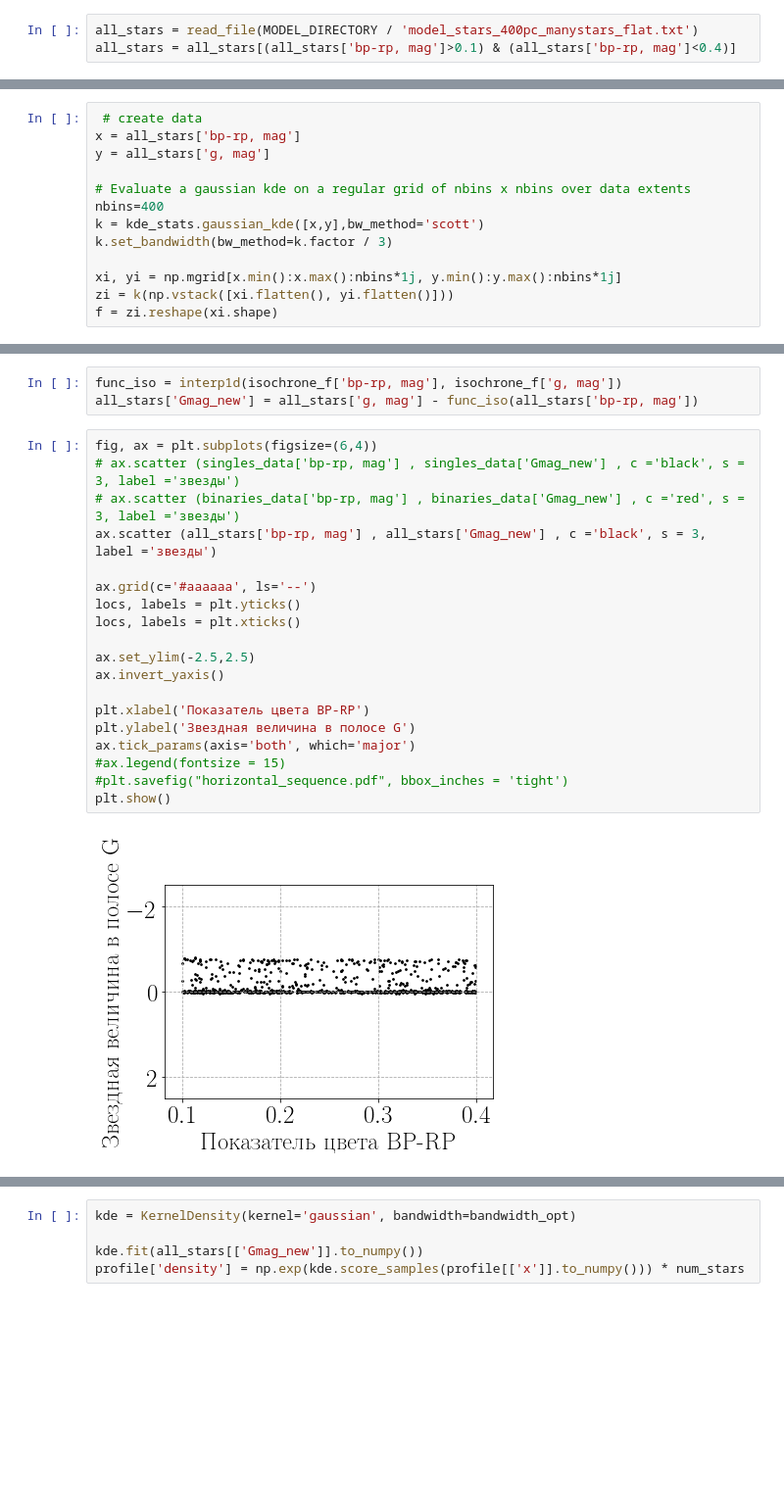
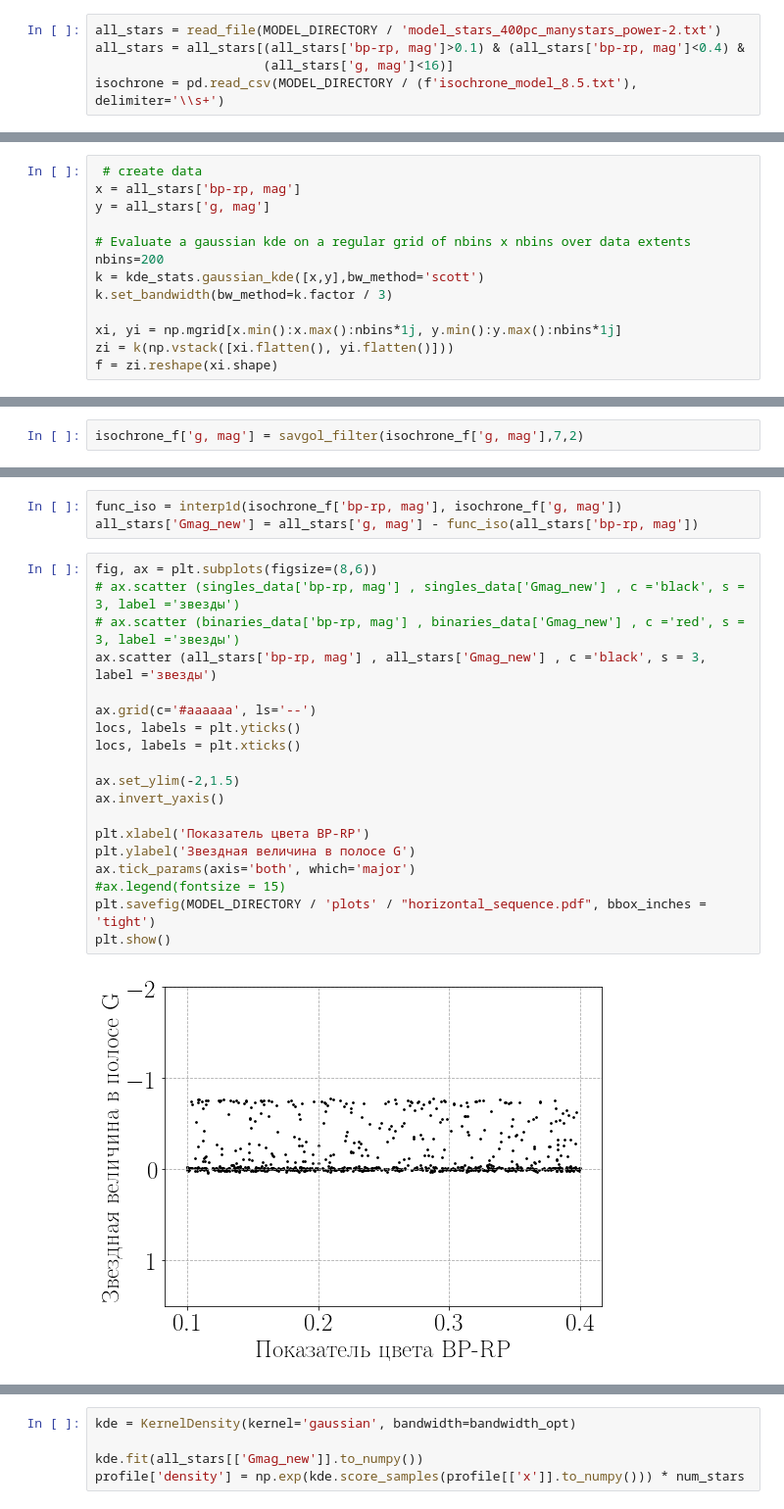
Before and after one commit to olgaborodina/GAIA_binaries, a Jupyter notebook: model/horizontal_MS_model.ipynb, the cells around one changed output, grey strips where cells are left out. Shown: that part at 98% size. Drawn from its saved outputs; the diff is of its cells as text; blank space fills up the shorter version.

```diff
--- a/model/horizontal_MS_model.ipynb
+++ b/model/horizontal_MS_model.ipynb
@@ -25,5 +28,7 @@ def read_file(filename):
         pass
     return df
 # %%
-all_stars = read_file(MODEL_DIRECTORY / 'model_stars_400pc_manystars_flat.txt')
-all_stars = all_stars[(all_stars['bp-rp, mag']>0.1) & (all_stars['bp-rp, mag']<0.4)]
+all_stars = read_file(MODEL_DIRECTORY / 'model_stars_400pc_manystars_power-2.txt')
+all_stars = all_stars[(all_stars['bp-rp, mag']>0.1) & (all_stars['bp-rp, mag']<0.4) &
+                      (all_stars['g, mag']<16)]
+isochrone = pd.read_csv(MODEL_DIRECTORY / (f'isochrone_model_8.5.txt'), delimiter='\\s+')
@@ -33,7 +40,7 @@ x = all_stars['bp-rp, mag']
 y = all_stars['g, mag']
 
 # Evaluate a gaussian kde on a regular grid of nbins x nbins over data extents
-nbins=400
+nbins=200
 k = kde_stats.gaussian_kde([x,y],bw_method='scott')
 k.set_bandwidth(bw_method=k.factor / 3)
 
@@ -65,2 +72,4 @@ ax.view_init(45, 317)
+# %%
+isochrone_f['g, mag'] = savgol_filter(isochrone_f['g, mag'],7,2)
 # %%
 fig, ax = plt.subplots(figsize=(10,10))
@@ -89,23 +117,23 @@ plt.show()
 func_iso = interp1d(isochrone_f['bp-rp, mag'], isochrone_f['g, mag'])
 all_stars['Gmag_new'] = all_stars['g, mag'] - func_iso(all_stars['bp-rp, mag'])
 # %%
-fig, ax = plt.subplots(figsize=(6,4))
+fig, ax = plt.subplots(figsize=(8,6))
 # ax.scatter (singles_data['bp-rp, mag'] , singles_data['Gmag_new'] , c ='black', s = 3, label ='звезды')
 # ax.scatter (binaries_data['bp-rp, mag'] , binaries_data['Gmag_new'] , c ='red', s = 3, label ='звезды')
 ax.scatter (all_stars['bp-rp, mag'] , all_stars['Gmag_new'] , c ='black', s = 3, label ='звезды')
 
 ax.grid(c='#aaaaaa', ls='--')
 locs, labels = plt.yticks()
 locs, labels = plt.xticks()
 
-ax.set_ylim(-2.5,2.5)
+ax.set_ylim(-2,1.5)
 ax.invert_yaxis()
 
 plt.xlabel('Показатель цвета BP-RP')
 plt.ylabel('Звездная величина в полосе G')
 ax.tick_params(axis='both', which='major')
 #ax.legend(fontsize = 15)
-#plt.savefig("horizontal_sequence.pdf", bbox_inches = 'tight')
+plt.savefig(MODEL_DIRECTORY / 'plots' / "horizontal_sequence.pdf", bbox_inches = 'tight')
 plt.show()
 # %% [output]
-[figure, old version]
+[figure, new version]
```
Also changed, not shown: parts of 25 cells of this notebook.
